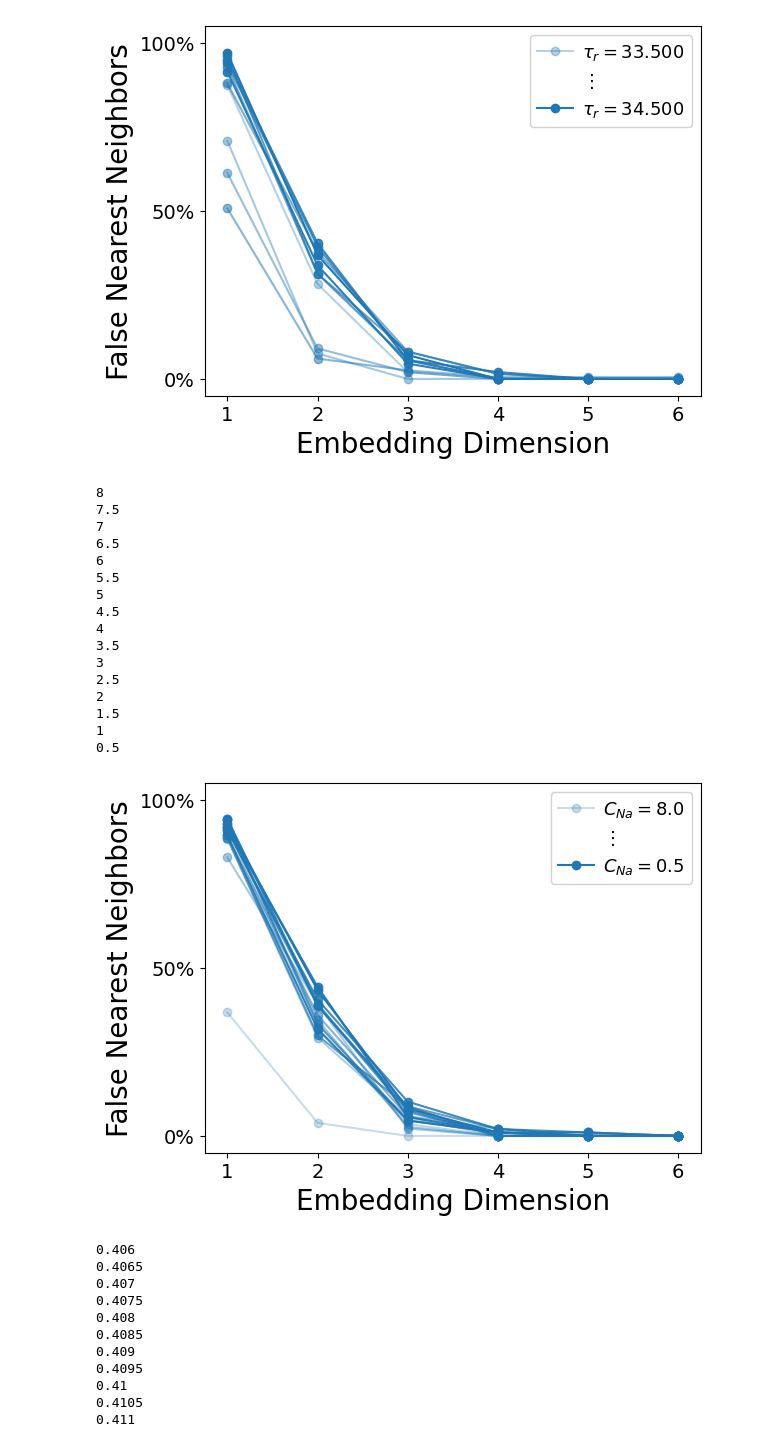
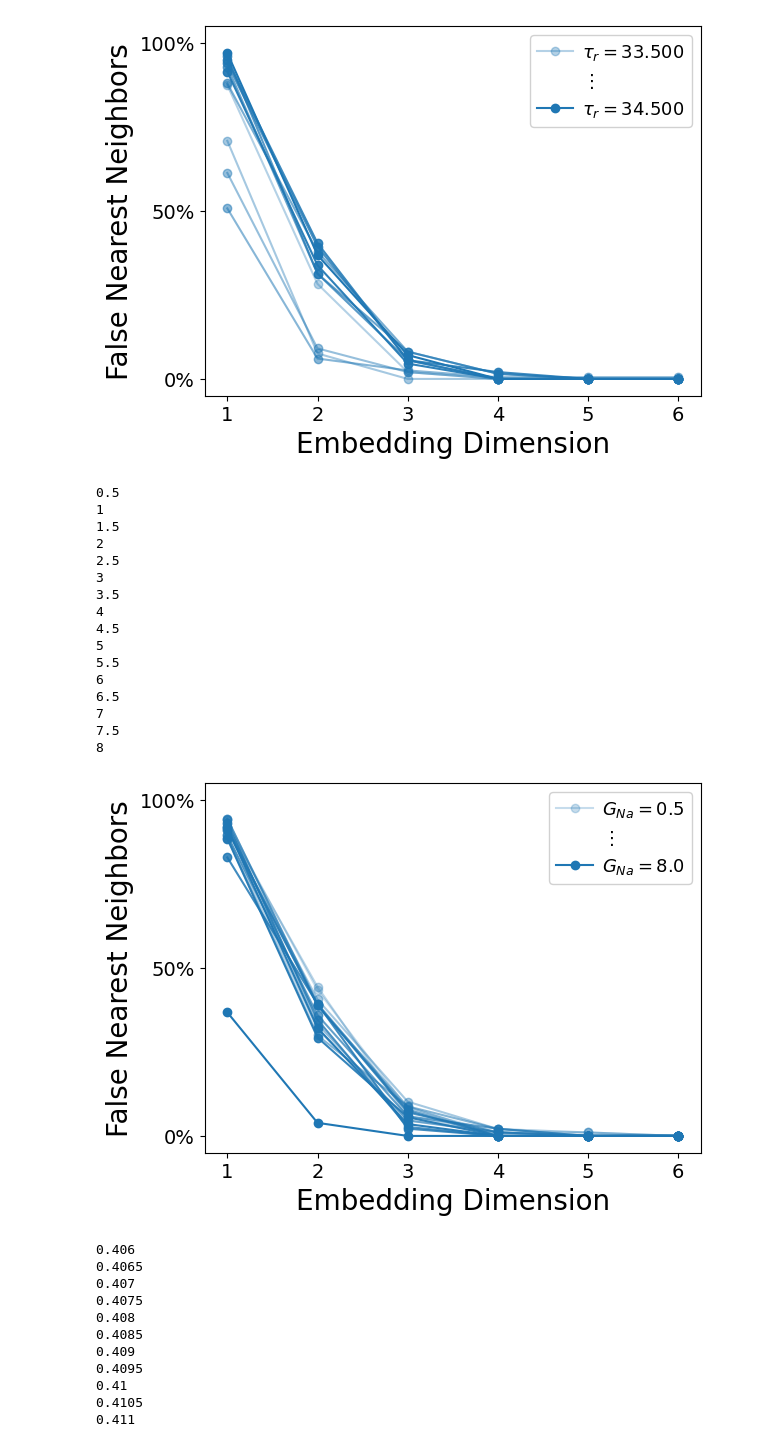
Before and after one commit to William-XiaodongAn/Quantifying-The-Complex-Spatiotemporal-Chaos-of-Cardiac-Fibrillation-in-Ionic-Models, a Jupyter notebook: analysis_ipynb_scripts/FNN.ipynb, the cells around one changed output. Drawn from its saved outputs; the diff is of its cells as text; code cells hidden in the pictures.

```diff
--- a/analysis_ipynb_scripts/FNN.ipynb
+++ b/analysis_ipynb_scripts/FNN.ipynb
@@ -1088,8 +1088,10 @@ result_4_repeat_list = ['',' (1)',' (2)',' (3)',' (4)']
 result_4_tau_r_list = [0.5,1,1.5,2,2.5,3,3.5,4,4.5,5,5.5,6,6.5,7,7.5,8] #[0.3,0.325,0.35,0.375,0.4,0.425,0.45,0.5]
 with open('result_TNNP_APD_list.pkl', 'rb') as f:
     result_4_APD_list = pickle.load(f)
+
+
 y_lst = []
-for idx,taud in enumerate(result_4_tau_r_list[::-1]):
+for idx,taud in enumerate(result_4_tau_r_list):
     print(taud)
     APD = np.array(result_4_APD_list[0][idx][0][0][:200])
     y_lst.append(get_m(APD,1,7))
@@ -1097,53 +1099,54 @@ from matplotlib.colors import to_rgba
 import matplotlib.pyplot as plt
 from matplotlib.lines import Line2D
 #plt.figure(figsize=(10, 6.5))
 
 base_color = to_rgba('tab:blue')
 for idx, (x, y) in enumerate(y_lst, 1):
-    plt.plot(x, y, '-o', color=base_color[:3] + ((idx*0.5+2)/(len(y_lst)*0.5+2),),label=rf'$G_Na = {result_4_tau_r_list[idx-1]:.3f}$')  # alpha varies
+    alpha = ((len(y_lst) - idx + 1) * 0.5 + 2) / (len(y_lst) * 0.5 + 2)
+    plt.plot(x, y, '-o', color=base_color[:3] + (alpha,), label=rf'$G_{{Na}} = {result_4_tau_r_list[idx-1]:.3f}$')
 plt.xlabel('Embedding Dimension',fontsize=20)
 plt.ylabel('False Nearest Neighbors',fontsize=20)
 plt.ylim(-0.05,1.05)
 plt.xticks(fontsize=14)
 plt.yticks([0, 0.5, 1.0], fontsize=14)   # only 0, 50, 100
 plt.gca().yaxis.set_major_formatter(mtick.PercentFormatter(1.0))
 # --- NEW Legend Code ---
 # 1. Recreate the exact color of the darkest line (idx = len(y_lst))
 color_dark = base_color[:3] + ((len(y_lst)*0.5+2)/(len(y_lst)*0.5+2),)
-handle_dark = Line2D([0], [0], color=color_dark, marker='o', label=r'$C_{Na} = 0.5$')
+handle_dark = Line2D([0], [0], color=color_dark, marker='o', label=r'$G_{Na} = 8.0$')
 
 # 2. Create a "dummy" handle for the vertical dots
 # Using \vdots in LaTeX math mode creates nice vertical dots for the middle
 handle_dots = Line2D([0], [0], linestyle='', marker='', label=r'$\vdots$')
 
 # 3. Recreate the exact color of the lightest line (idx = 1)
 color_light = base_color[:3] + ((1*0.5+2)/(len(y_lst)*0.5+2),)
-handle_light = Line2D([0], [0], color=color_light, marker='o', label=r'$C_{Na} = 8.0$')
+handle_light = Line2D([0], [0], color=color_light, marker='o', label=r'$G_{Na} = 0.5$')
 
 # 4. Add them to the plot in order (darkest -> dots -> lightest)
 plt.legend(handles=[handle_light, handle_dots, handle_dark],
            fontsize=13, loc='upper right', framealpha=0.9,
            handletextpad=0.5) # handletextpad pulls the dots closer to the center
 # -----------------------
-plt.savefig('FNN_APD_TNNP_C_Na.png', bbox_inches='tight', dpi=300)
+plt.savefig('FNN_APD_TNNP_G_Na.png', bbox_inches='tight', dpi=300)
 # %% [output]
+0.5
+1
+1.5
+2
+2.5
+3
+3.5
+4
+4.5
+5
+5.5
+6
+6.5
+7
+7.5
 8
-7.5
-7
-6.5
-6
-5.5
-5
-4.5
-4
-3.5
-3
-2.5
-2
-1.5
-1
-0.5
-[figure, old version]
+[figure, new version]
 # %%
 result_4_tau_pw_list = [350]
 result_4_repeat_list = ['',' (1)',' (2)',' (3)',' (4)']
```
Also changed, not shown: 2 other files.
